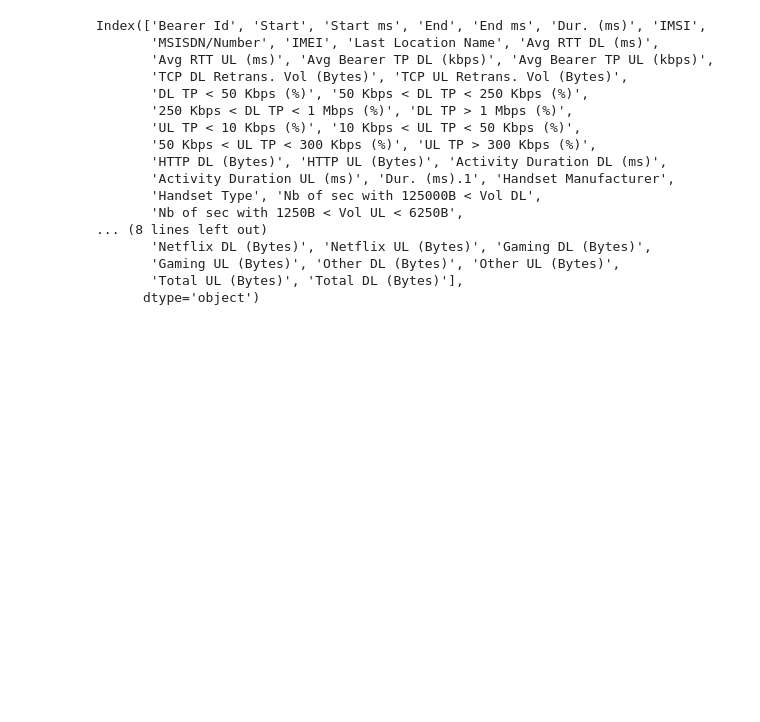
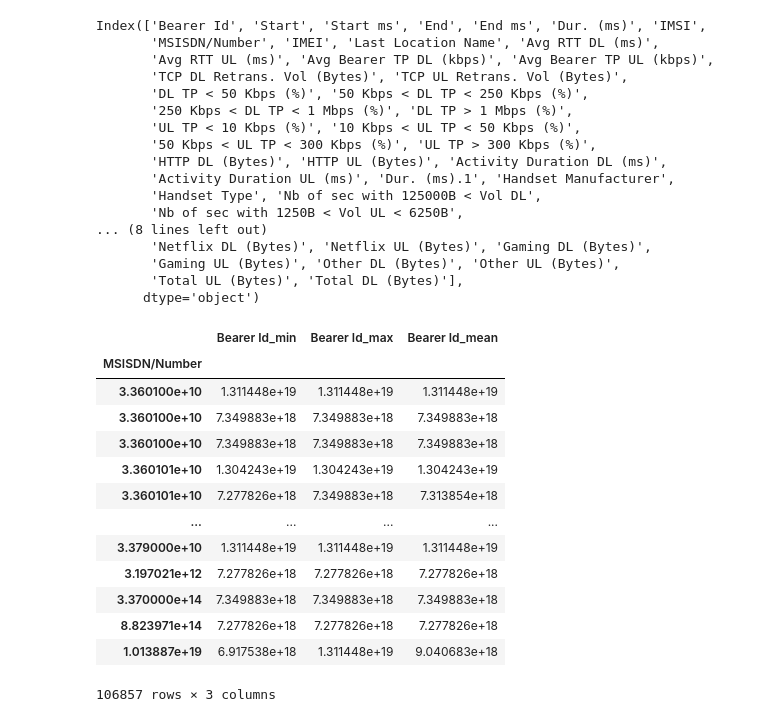
Before and after one commit to tutorialcreation/TelComChallenge, a Jupyter notebook: notebooks/Analysis.ipynb, the cells around one changed output. Saved outputs shown, nothing was run; the diff lists cells and outputs as text; code cells hidden in the pictures; blank space fills up the shorter version.

```diff
--- a/notebooks/Analysis.ipynb
+++ b/notebooks/Analysis.ipynb
@@ -207,5 +205,21 @@ by_xdr
 # %%
-grouped = df.groupby('month').agg("Dur. (ms)": [min, max, mean])
-# Using ravel, and a string join, we can create better names for the columns:
+grouped = df.groupby('MSISDN/Number').agg({'Bearer Id': [min, max, mean]})
 grouped.columns = ["_".join(x) for x in grouped.columns.ravel()]
+# %%
+grouped
+# %% [output]
+|  | Bearer Id_min | Bearer Id_max | Bearer Id_mean |
+| MSISDN/Number |  |  |  |
+| 3.360100e+10 | 1.311448e+19 | 1.311448e+19 | 1.311448e+19 |
+| 3.360100e+10 | 7.349883e+18 | 7.349883e+18 | 7.349883e+18 |
+| 3.360100e+10 | 7.349883e+18 | 7.349883e+18 | 7.349883e+18 |
+| 3.360101e+10 | 1.304243e+19 | 1.304243e+19 | 1.304243e+19 |
+| 3.360101e+10 | 7.277826e+18 | 7.349883e+18 | 7.313854e+18 |
+| ... | ... | ... | ... |
+| 3.379000e+10 | 1.311448e+19 | 1.311448e+19 | 1.311448e+19 |
+| 3.197021e+12 | 7.277826e+18 | 7.277826e+18 | 7.277826e+18 |
+| 3.370000e+14 | 7.349883e+18 | 7.349883e+18 | 7.349883e+18 |
+| 8.823971e+14 | 7.277826e+18 | 7.277826e+18 | 7.277826e+18 |
+| 1.013887e+19 | 6.917538e+18 | 1.311448e+19 | 9.040683e+18 |
+106857 rows × 3 columns
 # %%
```
Also changed, not shown: parts of 20 cells of this notebook.
